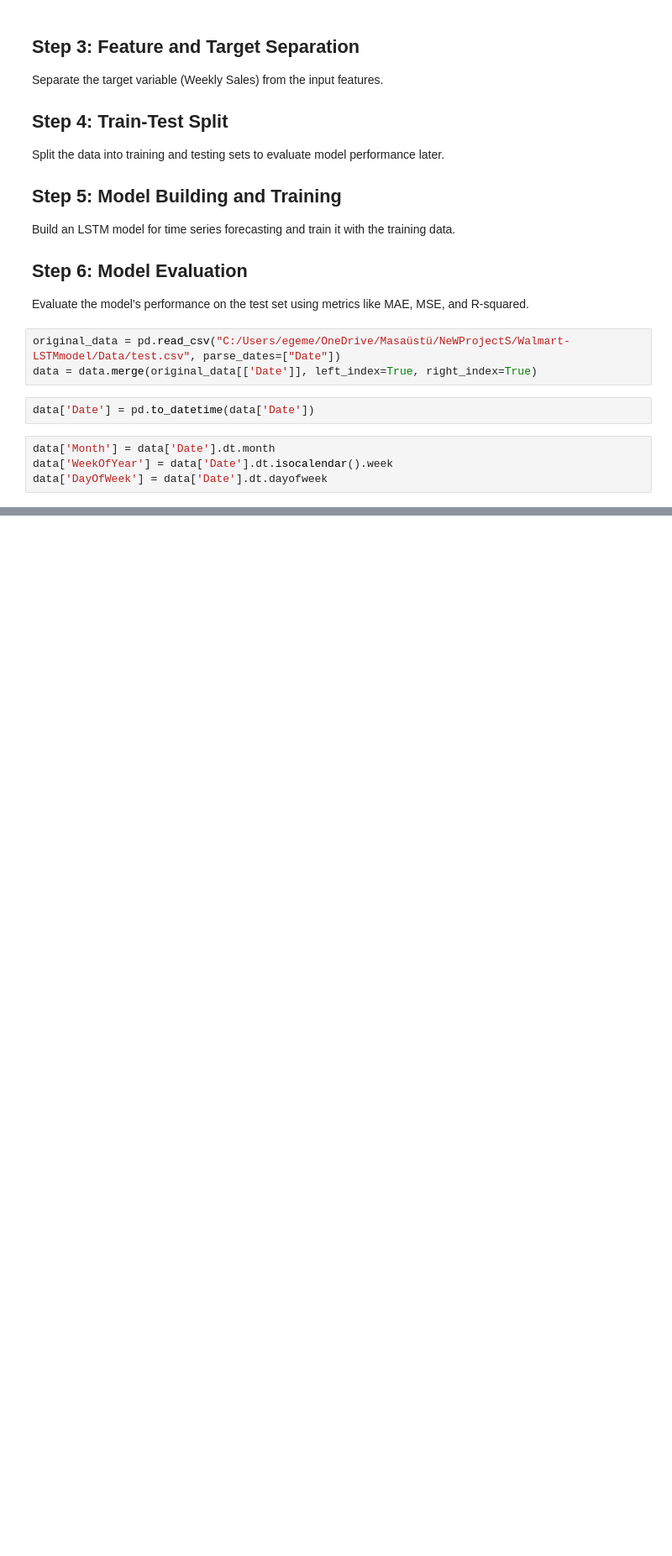
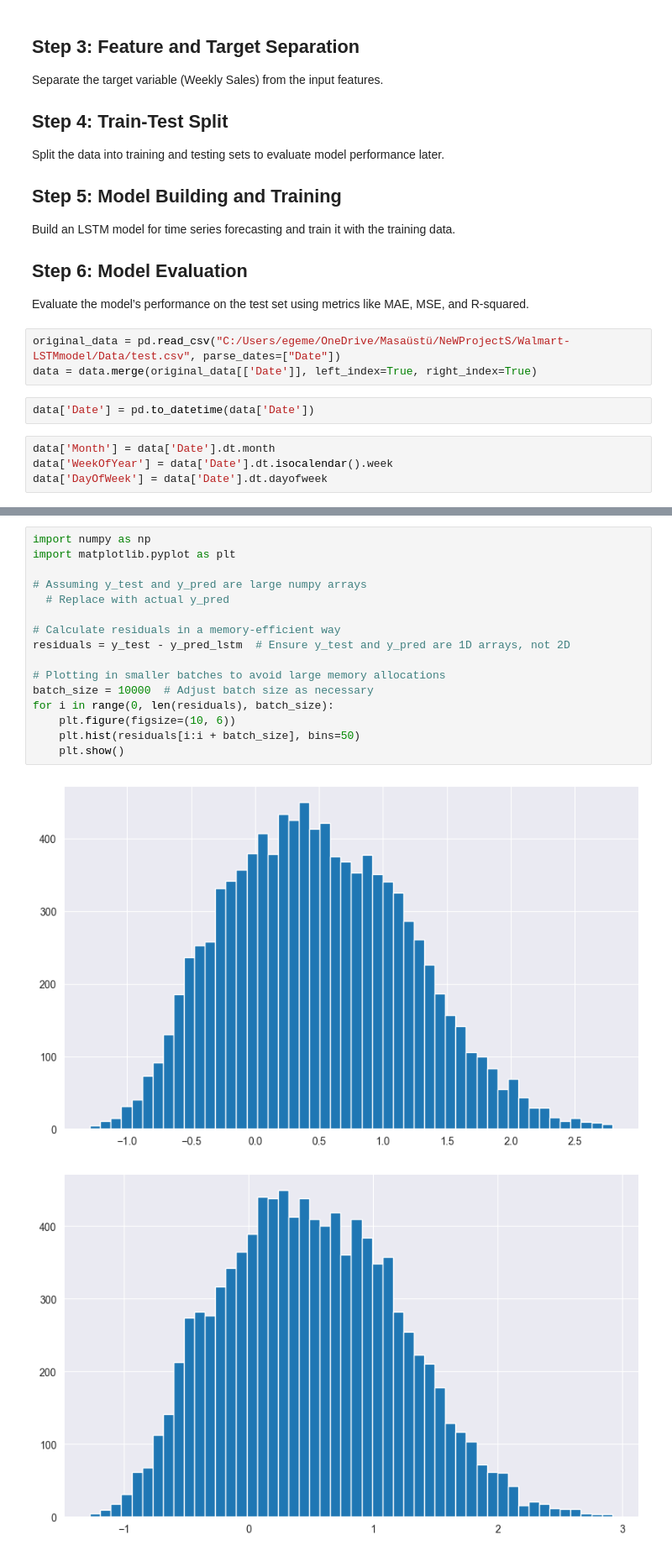
Before and after one commit to egemenozen1/Walmart-LSTM-Sales-Forecasting, a Jupyter notebook: Notebooks/Notebook2-ModelDevelopment.ipynb, the cells around one changed output, grey strips where cells are left out. Shown: that part at 84% size. Cells and saved outputs as stored; diff of their text form; blank space fills up the shorter version.

```diff
--- a/Notebooks/Notebook2-ModelDevelopment.ipynb
+++ b/Notebooks/Notebook2-ModelDevelopment.ipynb
@@ -193,0 +210,19 @@ print("Models and dataset saved.")
+# %%
+import numpy as np
+import matplotlib.pyplot as plt
+
+# Assuming y_test and y_pred are large numpy arrays
+  # Replace with actual y_pred
+
+# Calculate residuals in a memory-efficient way
+residuals = y_test - y_pred_lstm  # Ensure y_test and y_pred are 1D arrays, not 2D
+
+# Plotting in smaller batches to avoid large memory allocations
+batch_size = 10000  # Adjust batch size as necessary
+for i in range(0, len(residuals), batch_size):
+    plt.figure(figsize=(10, 6))
+    plt.hist(residuals[i:i + batch_size], bins=50)
+    plt.show()
+# %% [output]
+[figure, added]
+[figure, added]
```
Also changed, not shown: parts of 11 cells of this notebook, 1 other file.
